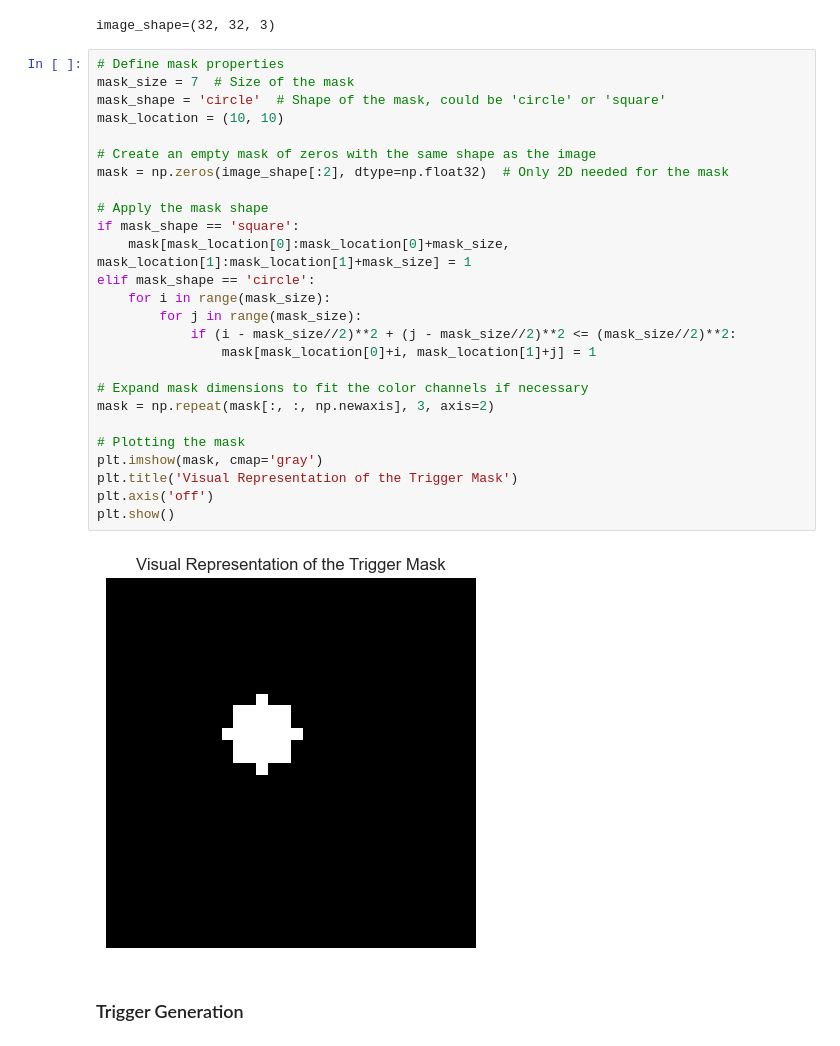
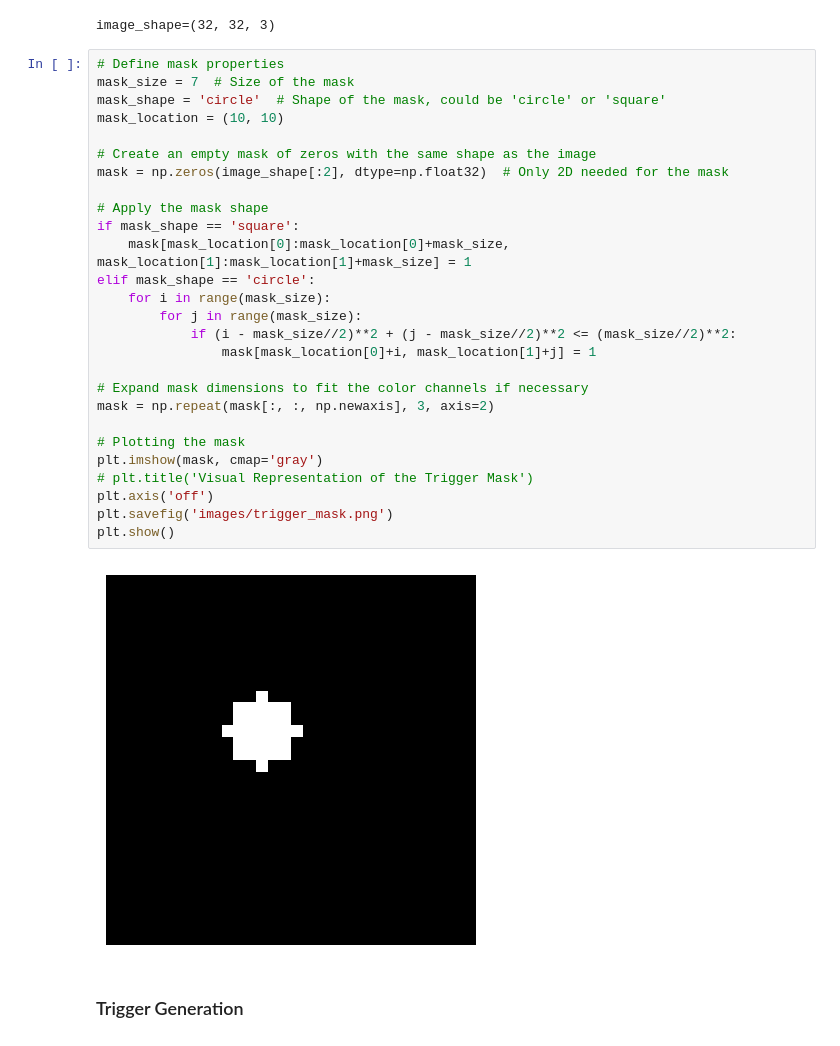
Before and after one commit to KarlFreiwald/SE4AI, a Jupyter notebook: NeuralTrojan.ipynb, the cells around one changed output. Drawn from its saved outputs; the diff is of its cells as text.

```diff
--- a/NeuralTrojan.ipynb
+++ b/NeuralTrojan.ipynb
@@ -51,31 +51,32 @@ image_shape=(32, 32, 3)
 # %%
 # Define mask properties
 mask_size = 7  # Size of the mask
 mask_shape = 'circle'  # Shape of the mask, could be 'circle' or 'square'
 mask_location = (10, 10)
 
 # Create an empty mask of zeros with the same shape as the image
 mask = np.zeros(image_shape[:2], dtype=np.float32)  # Only 2D needed for the mask
 
 # Apply the mask shape
 if mask_shape == 'square':
     mask[mask_location[0]:mask_location[0]+mask_size, mask_location[1]:mask_location[1]+mask_size] = 1
 elif mask_shape == 'circle':
     for i in range(mask_size):
         for j in range(mask_size):
             if (i - mask_size//2)**2 + (j - mask_size//2)**2 <= (mask_size//2)**2:
                 mask[mask_location[0]+i, mask_location[1]+j] = 1
 
 # Expand mask dimensions to fit the color channels if necessary
 mask = np.repeat(mask[:, :, np.newaxis], 3, axis=2)
 
 # Plotting the mask
 plt.imshow(mask, cmap='gray')
-plt.title('Visual Representation of the Trigger Mask')
+# plt.title('Visual Representation of the Trigger Mask')
 plt.axis('off')
+plt.savefig('images/trigger_mask.png')
 plt.show()
 # %% [output]
-[figure, old version]
+[figure, new version]
 # %% [markdown]
 ### Trigger Generation
 # %%
```
Also changed, not shown: parts of 18 cells of this notebook, 9 other files.
